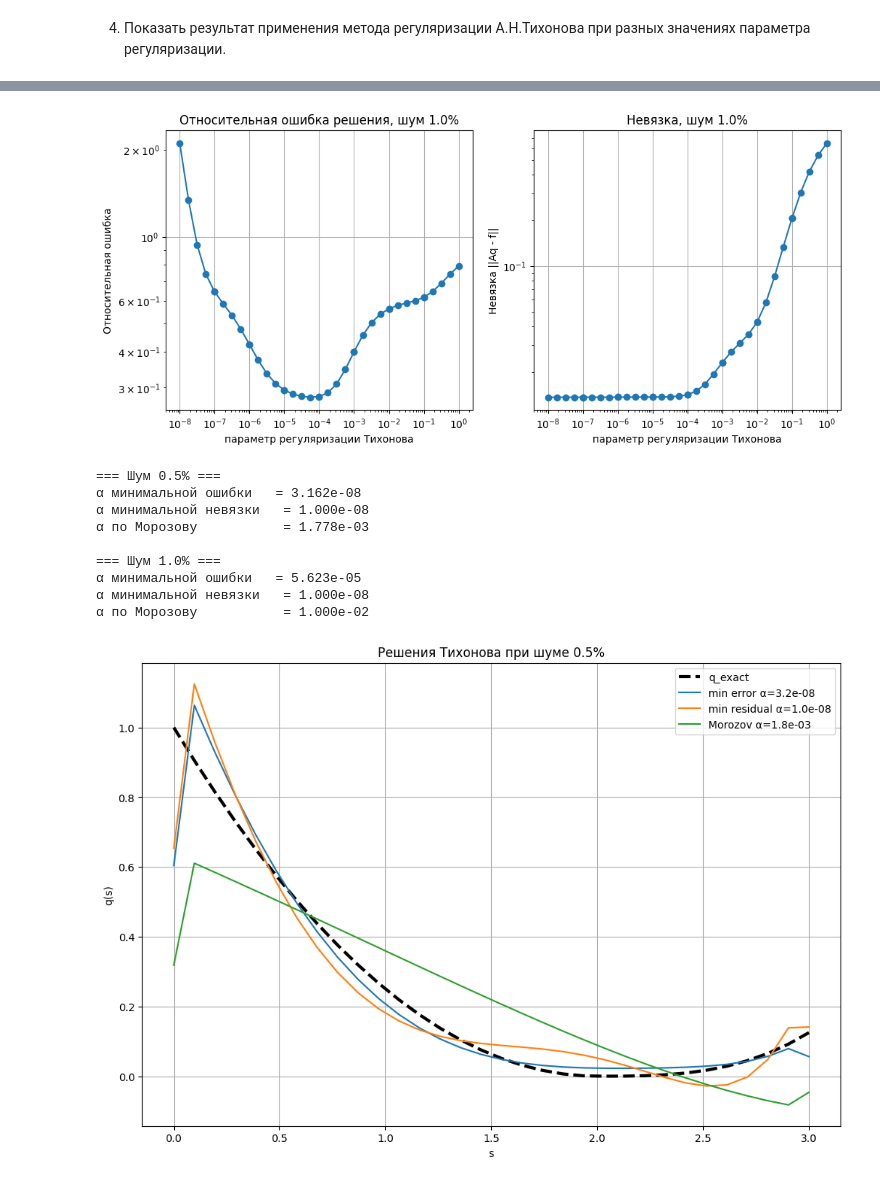
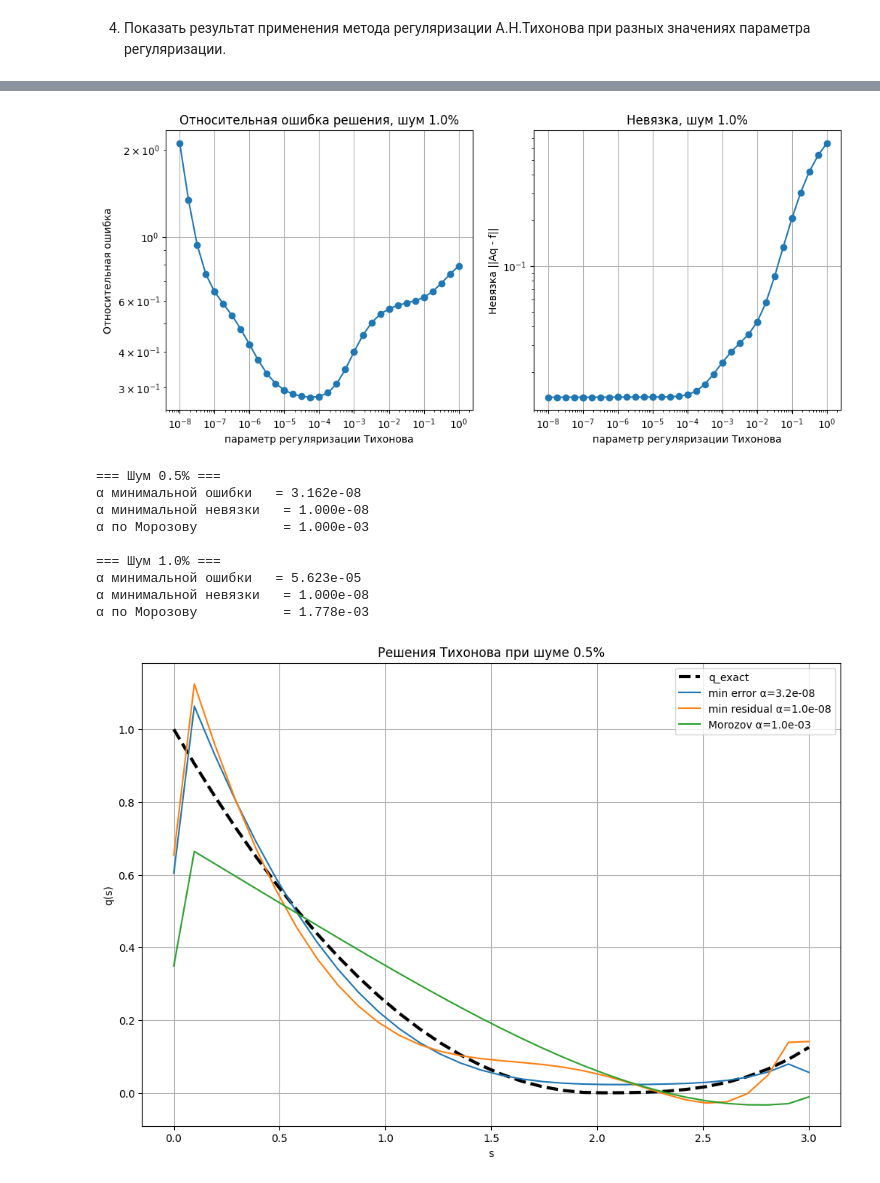
Before and after one commit to 19Eliza/NumericalMethods, a Jupyter notebook: FredholmEquation/main.ipynb, the cells around one changed output, grey strips where cells are left out. Cells and saved outputs as stored; diff of their text form; code cells hidden in the pictures.

```diff
--- a/FredholmEquation/main.ipynb
+++ b/FredholmEquation/main.ipynb
@@ -108,7 +108,7 @@ plt.ylabel("relative error")
 plt.show()
 
 
-N_plot = [8]
+N_plot = [32]
 plt.figure(figsize=(10, 7))
 for N in N_plot:
     s_grid, qN = solutions[N]
@@ -234,7 +234,7 @@ N,      error,  cond
 2. Исследовать зависимость численного решения при добавлении шума в данные (рассмотреть уровни шума 0.5, 1, 3 процента) (при фиксированном количестве узлов сетки).
 # %%
 
-N_noise = 128
+N_noise = 32
 
 noise_levels = [0.005, 0.01, 0.03]  # 0.5%, 1%, 3%
 
@@ -383,6 +383,7 @@ Noise 3.0%: rcond = 3.857e-04, error = 2.755e-01
 4. Показать результат применения метода регуляризации А.Н.Тихонова  при разных значениях параметра регуляризации.
 # %%
 N_tikh = 32
+
 s_grid, w = build_weights(0, 3, N_tikh)
 t_grid = np.linspace(0, 1, N_tikh)
 
@@ -397,7 +398,7 @@ alpha_noise = np.random.rand(N_tikh)
 f_noisy = f_exact + noise_level * alpha_noise
 
 # Список параметров регуляризации α
-alpha_list = np.logspace(-12, 2, 60)
+alpha_list = np.logspace(-12, 2, 30)
 
 errors_exact = []
 errors_noisy = []
@@ -431,7 +432,6 @@ for alpha in alpha_list:
 
 
 
-#
 plt.figure(figsize=(10,6))
 plt.loglog(alpha_list, errors_exact, '-o', label="Без шума")
 plt.loglog(alpha_list, errors_noisy, '-o', label=f"С шумом {noise_level*100:.1f}%")
@@ -735,7 +567,8 @@ for delta in noise_levels:
     alpha_min_res = alpha_list[idx_res]
 
     # Морозов
-    target = delta * la.norm(f_exact)
+    noise = f_noisy - f_exact
+    target = la.norm(noise)
     idx_morozov = np.argmin(np.abs(np.array(residuals[delta]) - target))
     alpha_morozov = alpha_list[idx_morozov]
 
@@ -754,33 +587,33 @@ for delta in noise_levels:
     plt.figure(figsize=(12,8))
 
     # точное
     plt.plot(s_grid, q_ex, 'k--', label="q_exact", linewidth=3)
 
     # три решения
     q1 = tikhonov_solution(alpha_min_err, f_noisy)
     q2 = tikhonov_solution(alpha_min_res, f_noisy)
     q3 = tikhonov_solution(alpha_morozov, f_noisy)
 
     plt.plot(s_grid, q1, label=f"min error α={alpha_min_err:.1e}")
     plt.plot(s_grid, q2, label=f"min residual α={alpha_min_res:.1e}")
     plt.plot(s_grid, q3, label=f"Morozov α={alpha_morozov:.1e}")
 
     plt.title(f"Решения Тихонова при шуме {delta*100:.1f}%")
     plt.xlabel("s")
     plt.ylabel("q(s)")
     plt.grid(True)
     plt.legend()
     plt.show()
 # %% [output]
 [figure]
 [figure]
 === Шум 0.5% ===
 α минимальной ошибки   = 3.162e-08
 α минимальной невязки   = 1.000e-08
-α по Морозову           = 1.778e-03
+α по Морозову           = 1.000e-03
 
 === Шум 1.0% ===
 α минимальной ошибки   = 5.623e-05
 α минимальной невязки   = 1.000e-08
-α по Морозову           = 1.000e-02
+α по Морозову           = 1.778e-03
-[figure, old version]
+[figure, new version]
```
Also changed, not shown: parts of 6 cells of this notebook.
